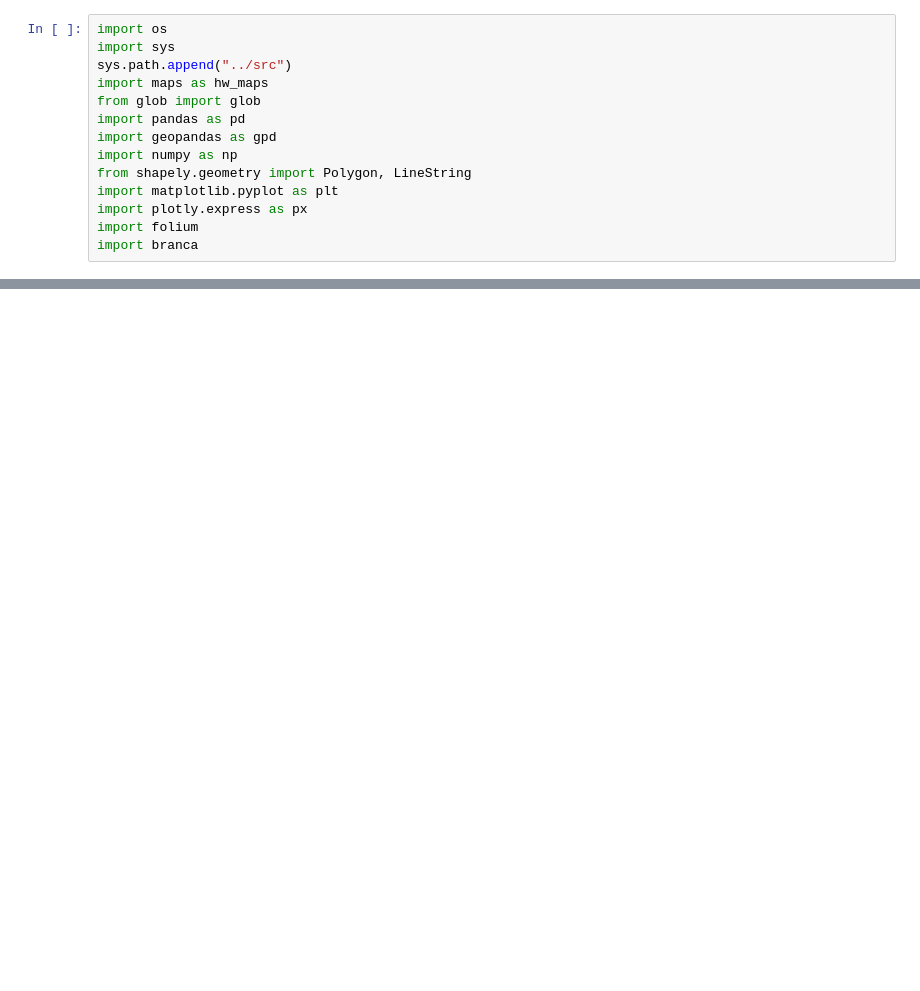
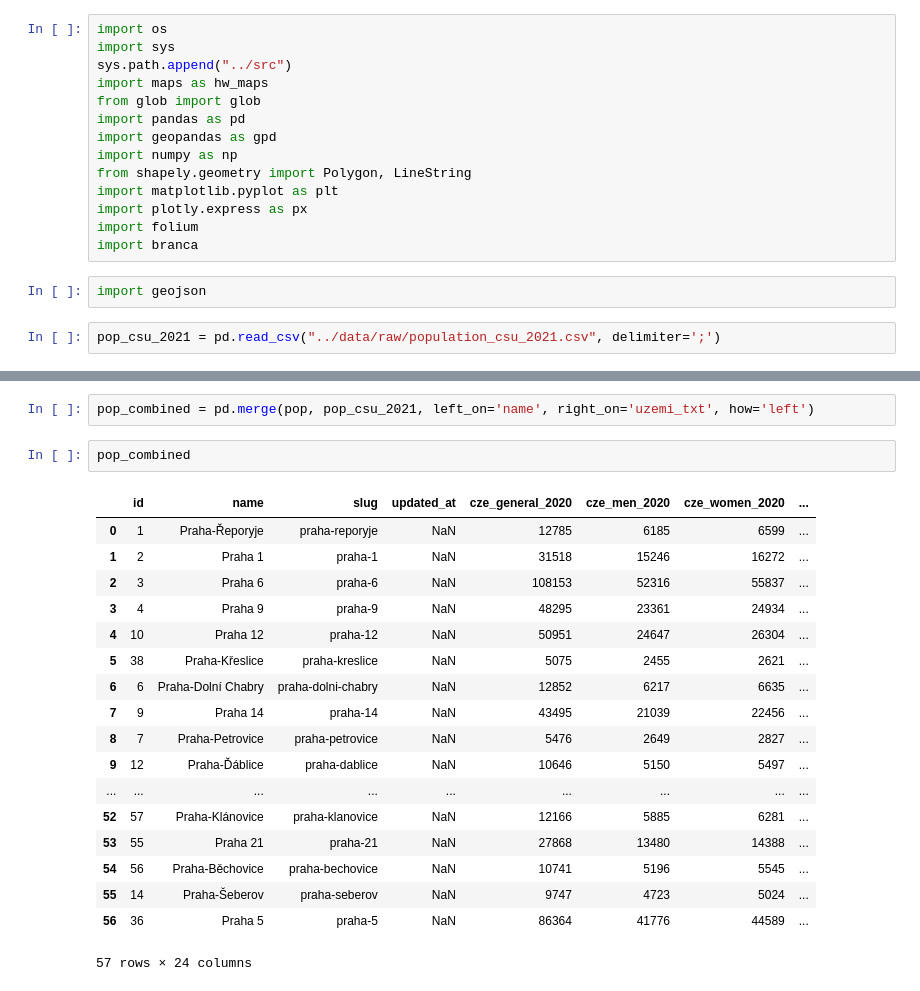
Before and after one commit to DKSR-CI/ci_city_mission_prague_2024, a Jupyter notebook: usecase_heat_waves/notebooks/7_jz_load_population.ipynb, the cells around one changed output, grey strips where cells are left out. Saved outputs shown, nothing was run; the diff lists cells and outputs as text; blank space fills up the shorter version.

Commit message:
add demographics data from 2021

```diff
--- a/usecase_heat_waves/notebooks/7_jz_load_population.ipynb
+++ b/usecase_heat_waves/notebooks/7_jz_load_population.ipynb
@@ -12,6 +12,10 @@ import matplotlib.pyplot as plt
 import plotly.express as px
 import folium
 import branca
+# %%
+import geojson
+# %%
+pop_csu_2021 = pd.read_csv("../data/raw/population_csu_2021.csv", delimiter=';')
 # %%
 pop = gpd.read_file("../data/raw/prague_population_districts_meta2020.geojson")
 layer, cmap = hw_maps.districts_gdf_to_folium_layer(pop,
@@ -25,3 +29,26 @@ m.fit_bounds(m.get_bounds())
 m
 # %% [output]
 [interactive output not drawn]
+# %%
+pop_combined = pd.merge(pop, pop_csu_2021, left_on='name', right_on='uzemi_txt', how='left')
+# %%
+pop_combined
+# %% [output]
+|  | id | name | slug | updated_at | cze_general_2020 | cze_men_2020 | cze_women_2020 | ... |
+| 0 | 1 | Praha-Řeporyje | praha-reporyje | NaN | 12785 | 6185 | 6599 | ... |
+| 1 | 2 | Praha 1 | praha-1 | NaN | 31518 | 15246 | 16272 | ... |
+| 2 | 3 | Praha 6 | praha-6 | NaN | 108153 | 52316 | 55837 | ... |
+| 3 | 4 | Praha 9 | praha-9 | NaN | 48295 | 23361 | 24934 | ... |
+| 4 | 10 | Praha 12 | praha-12 | NaN | 50951 | 24647 | 26304 | ... |
+| 5 | 38 | Praha-Křeslice | praha-kreslice | NaN | 5075 | 2455 | 2621 | ... |
+| 6 | 6 | Praha-Dolní Chabry | praha-dolni-chabry | NaN | 12852 | 6217 | 6635 | ... |
+| 7 | 9 | Praha 14 | praha-14 | NaN | 43495 | 21039 | 22456 | ... |
+| 8 | 7 | Praha-Petrovice | praha-petrovice | NaN | 5476 | 2649 | 2827 | ... |
+| 9 | 12 | Praha-Ďáblice | praha-dablice | NaN | 10646 | 5150 | 5497 | ... |
+| ... | ... | ... | ... | ... | ... | ... | ... | ... |
+| 52 | 57 | Praha-Klánovice | praha-klanovice | NaN | 12166 | 5885 | 6281 | ... |
+| 53 | 55 | Praha 21 | praha-21 | NaN | 27868 | 13480 | 14388 | ... |
+| 54 | 56 | Praha-Běchovice | praha-bechovice | NaN | 10741 | 5196 | 5545 | ... |
+| 55 | 14 | Praha-Šeberov | praha-seberov | NaN | 9747 | 4723 | 5024 | ... |
+| 56 | 36 | Praha 5 | praha-5 | NaN | 86364 | 41776 | 44589 | ... |
+57 rows × 24 columns
```
Also changed, not shown: 1 other file.
